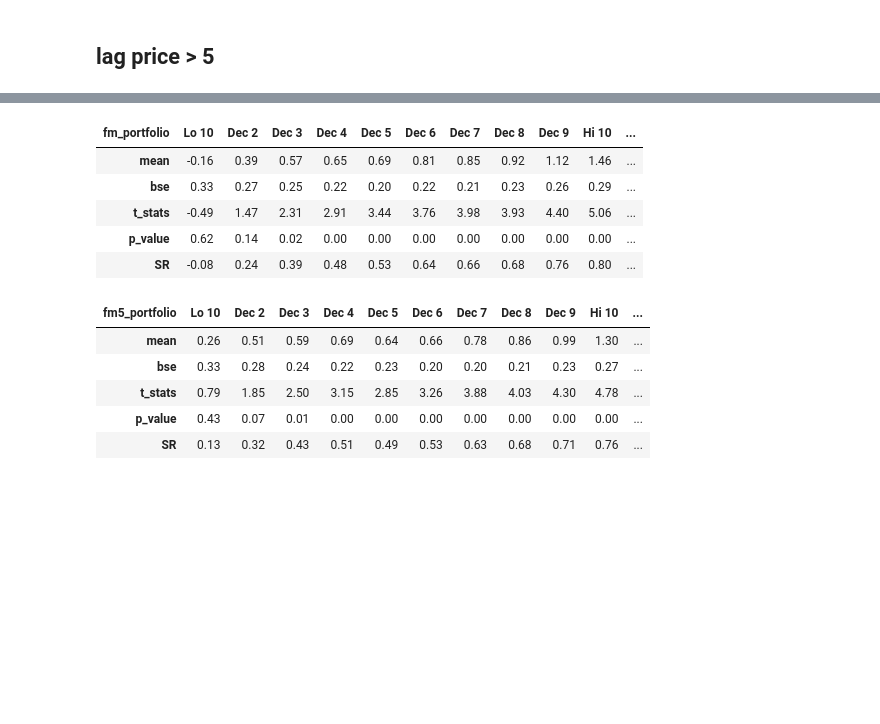
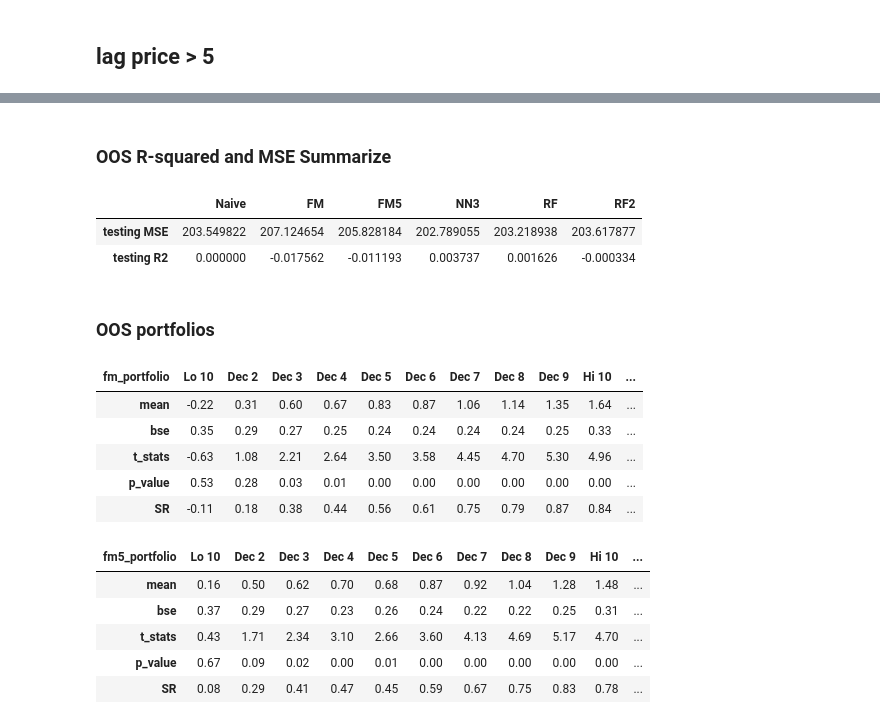
Before and after one commit to Zequn-Li/FirmCharacteristics, a Jupyter notebook: ModelComparison.ipynb, the cells around one changed output, grey strips where cells are left out. Cells and saved outputs as stored; diff of their text form; code cells hidden in the pictures; blank space fills up the shorter version.

```diff
--- a/ModelComparison.ipynb
+++ b/ModelComparison.ipynb
@@ -415,9 +540,15 @@ plt.show()
 # %% [markdown]
 ## lag price > 5
+# %%
+crsp = pd.read_csv(file_path + 'crsp.csv')
+crsp['lag_price'] = crsp.groupby('permno')['prc'].shift(1)
+
+# filter lag price >5
+crsp = crsp[crsp['lag_price']>5].copy()
+# filter common stocks
+crsp = crsp[crsp['shrcd'].isin([10,11])].copy()
 # %%
 OOSresults = pd.read_csv(file_path + 'OOSresults.csv',index_col=0)
-crsp = pd.read_csv(file_path + 'crsp.csv')
-OOSresults = OOSresults.merge(crsp[['permno','yyyymm','prc','shrcd','siccd']], on=['permno', 'yyyymm'], how='inner')
-OOSresults['yyyymm'] = pd.to_datetime(OOSresults['yyyymm'], format='%Y%m')+ pd.offsets.MonthEnd(1)
-OOSresults['lag_price'] = OOSresults.groupby('permno')['prc'].shift(1)
-OOSresults = OOSresults[OOSresults['lag_price'] > 5]
+OOSresults = OOSresults.merge(crsp[['permno','yyyymm','lag_price','shrcd','siccd']], on=['permno', 'yyyymm'], how='inner')
+
+OOSresults['date'] = pd.to_datetime(OOSresults['yyyymm'], format='%Y%m')+ pd.offsets.MonthEnd(1)
@@ -423,0 +558,2 @@ OOSresults = OOSresults[OOSresults['lag_price'] > 5]
+# %%
+dataset.data = dataset.data.merge(crsp[['permno','yyyymm','lag_price','shrcd','siccd']], on=['permno', 'yyyymm'], how='inner')
@@ -423,0 +572,2 @@ OOSresults = OOSresults[OOSresults['lag_price'] > 5]
+# %%
+OOSresults = OOSresults.assign(pred_naive = np.zeros(test_N))
@@ -424,33 +646,43 @@ OOSresults = OOSresults[OOSresults['lag_price'] > 5]
+# %% [markdown]
+### OOS R-squared and MSE Summarize
+# %%
+pd.DataFrame(comparison)
+# %% [output]
+|  | Naive | FM | FM5 | NN3 | RF | RF2 |
+| testing MSE | 203.549822 | 207.124654 | 205.828184 | 202.789055 | 203.218938 | 203.617877 |
+| testing R2 | 0.000000 | -0.017562 | -0.011193 | 0.003737 | 0.001626 | -0.000334 |
+# %% [markdown]
+### OOS portfolios
 # %%
-OOSresults['fm_rank'] = OOSresults.groupby('yyyymm')['pred_fm'].transform(lambda x: x.rank(pct = True))
-OOSresults['fm_portfolio'] = OOSresults.groupby('yyyymm')['fm_rank'].transform(lambda x: pd.cut(x, bins=[0, 0.1, 0.2, 0.3, 0.4, 0.5, 0.6, 0.7, 0.8, 0.9, 1],
+OOSresults['fm_rank'] = OOSresults.groupby('date')['pred_fm'].transform(lambda x: x.rank(pct = True))
+OOSresults['fm_portfolio'] = OOSresults.groupby('date')['fm_rank'].transform(lambda x: pd.cut(x, bins=[0, 0.1, 0.2, 0.3, 0.4, 0.5, 0.6, 0.7, 0.8, 0.9, 1],
 labels=['Lo 10', 'Dec 2', 'Dec 3', 'Dec 4', 'Dec 5', 'Dec 6', 'Dec 7', 'Dec 8', 'Dec 9','Hi 10']))
 
-fm_EW_portfolio = OOSresults.groupby(['yyyymm','fm_portfolio'])['exret'].mean().reset_index()
-fm_EW_portfolio = fm_EW_portfolio.pivot(index='yyyymm', columns='fm_portfolio', values='exret')
+fm_EW_portfolio = OOSresults.groupby(['date','fm_portfolio'])['exret'].mean().reset_index()
+fm_EW_portfolio = fm_EW_portfolio.pivot(index='date', columns='fm_portfolio', values='exret')
 fm_EW_portfolio['HML'] = fm_EW_portfolio['Hi 10'] - fm_EW_portfolio['Lo 10']
 fm_EW_portfolio.apply(newey_west_t_stat, axis=0).round(2)
 # %% [output]
 | fm_portfolio | Lo 10 | Dec 2 | Dec 3 | Dec 4 | Dec 5 | Dec 6 | Dec 7 | Dec 8 | Dec 9 | Hi 10 | ... |
-| mean | -0.16 | 0.39 | 0.57 | 0.65 | 0.69 | 0.81 | 0.85 | 0.92 | 1.12 | 1.46 | ... |
-| bse | 0.33 | 0.27 | 0.25 | 0.22 | 0.20 | 0.22 | 0.21 | 0.23 | 0.26 | 0.29 | ... |
-| t_stats | -0.49 | 1.47 | 2.31 | 2.91 | 3.44 | 3.76 | 3.98 | 3.93 | 4.40 | 5.06 | ... |
-| p_value | 0.62 | 0.14 | 0.02 | 0.00 | 0.00 | 0.00 | 0.00 | 0.00 | 0.00 | 0.00 | ... |
-| SR | -0.08 | 0.24 | 0.39 | 0.48 | 0.53 | 0.64 | 0.66 | 0.68 | 0.76 | 0.80 | ... |
+| mean | -0.22 | 0.31 | 0.60 | 0.67 | 0.83 | 0.87 | 1.06 | 1.14 | 1.35 | 1.64 | ... |
+| bse | 0.35 | 0.29 | 0.27 | 0.25 | 0.24 | 0.24 | 0.24 | 0.24 | 0.25 | 0.33 | ... |
+| t_stats | -0.63 | 1.08 | 2.21 | 2.64 | 3.50 | 3.58 | 4.45 | 4.70 | 5.30 | 4.96 | ... |
+| p_value | 0.53 | 0.28 | 0.03 | 0.01 | 0.00 | 0.00 | 0.00 | 0.00 | 0.00 | 0.00 | ... |
+| SR | -0.11 | 0.18 | 0.38 | 0.44 | 0.56 | 0.61 | 0.75 | 0.79 | 0.87 | 0.84 | ... |
 # %%
-OOSresults['fm5_rank'] = OOSresults.groupby('yyyymm')['pred_fm5'].transform(lambda x: x.rank(pct = True))
-OOSresults['fm5_portfolio'] = OOSresults.groupby('yyyymm')['fm5_rank'].transform(lambda x: pd.cut(x, bins=[0, 0.1, 0.2, 0.3, 0.4, 0.5, 0.6, 0.7, 0.8, 0.9, 1],
+OOSresults['fm5_rank'] = OOSresults.groupby('date')['pred_fm5'].transform(lambda x: x.rank(pct = True))
+OOSresults['fm5_portfolio'] = OOSresults.groupby('date')['fm5_rank'].transform(lambda x: pd.cut(x, bins=[0, 0.1, 0.2, 0.3, 0.4, 0.5, 0.6, 0.7, 0.8, 0.9, 1],
 labels=['Lo 10', 'Dec 2', 'Dec 3', 'Dec 4', 'Dec 5', 'Dec 6', 'Dec 7', 'Dec 8', 'Dec 9','Hi 10']))
 
-fm5_EW_portfolio = OOSresults.groupby(['yyyymm','fm5_portfolio'])['exret'].mean().reset_index()
-fm5_EW_portfolio = fm5_EW_portfolio.pivot(index='yyyymm', columns='fm5_portfolio', values='exret')
+fm5_EW_portfolio = OOSresults.groupby(['date','fm5_portfolio'])['exret'].mean().reset_index()
+fm5_EW_portfolio = fm5_EW_portfolio.pivot(index='date', columns='fm5_portfolio', values='exret')
 fm5_EW_portfolio['HML'] = fm5_EW_portfolio['Hi 10'] - fm5_EW_portfolio['Lo 10']
 fm5_EW_portfolio.apply(newey_west_t_stat, axis=0).round(2)
 # %% [output]
 | fm5_portfolio | Lo 10 | Dec 2 | Dec 3 | Dec 4 | Dec 5 | Dec 6 | Dec 7 | Dec 8 | Dec 9 | Hi 10 | ... |
-| mean | 0.26 | 0.51 | 0.59 | 0.69 | 0.64 | 0.66 | 0.78 | 0.86 | 0.99 | 1.30 | ... |
-| bse | 0.33 | 0.28 | 0.24 | 0.22 | 0.23 | 0.20 | 0.20 | 0.21 | 0.23 | 0.27 | ... |
-| t_stats | 0.79 | 1.85 | 2.50 | 3.15 | 2.85 | 3.26 | 3.88 | 4.03 | 4.30 | 4.78 | ... |
-| p_value | 0.43 | 0.07 | 0.01 | 0.00 | 0.00 | 0.00 | 0.00 | 0.00 | 0.00 | 0.00 | ... |
-| SR | 0.13 | 0.32 | 0.43 | 0.51 | 0.49 | 0.53 | 0.63 | 0.68 | 0.71 | 0.76 | ... |
+| mean | 0.16 | 0.50 | 0.62 | 0.70 | 0.68 | 0.87 | 0.92 | 1.04 | 1.28 | 1.48 | ... |
+| bse | 0.37 | 0.29 | 0.27 | 0.23 | 0.26 | 0.24 | 0.22 | 0.22 | 0.25 | 0.31 | ... |
+| t_stats | 0.43 | 1.71 | 2.34 | 3.10 | 2.66 | 3.60 | 4.13 | 4.69 | 5.17 | 4.70 | ... |
+| p_value | 0.67 | 0.09 | 0.02 | 0.00 | 0.01 | 0.00 | 0.00 | 0.00 | 0.00 | 0.00 | ... |
+| SR | 0.08 | 0.29 | 0.41 | 0.47 | 0.45 | 0.59 | 0.67 | 0.75 | 0.83 | 0.78 | ... |
 # %%
```
Also changed, not shown: parts of 86 cells of this notebook.
